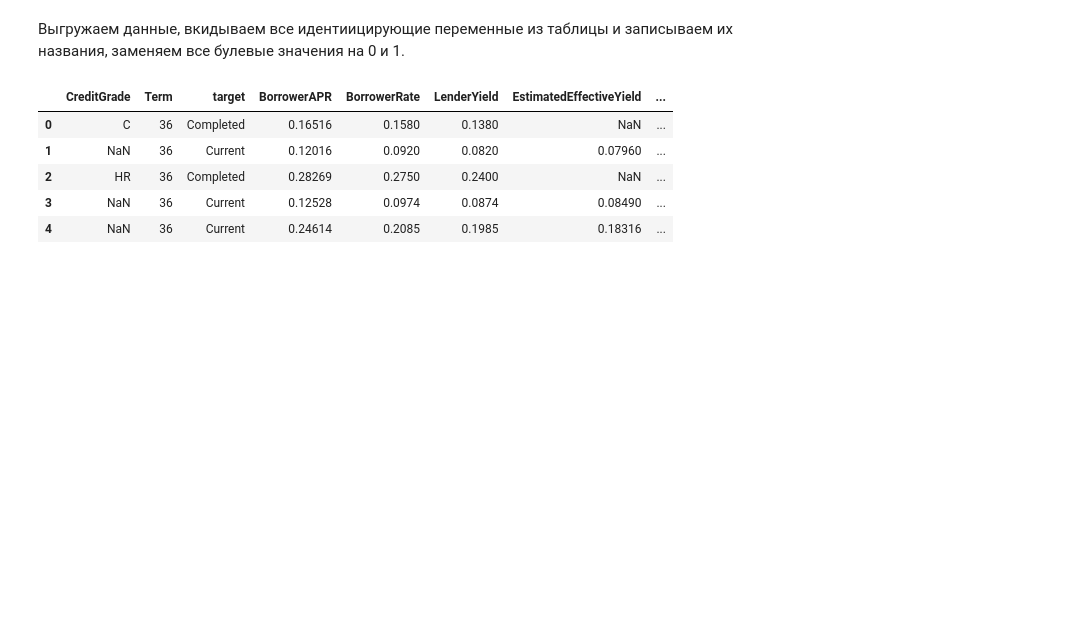
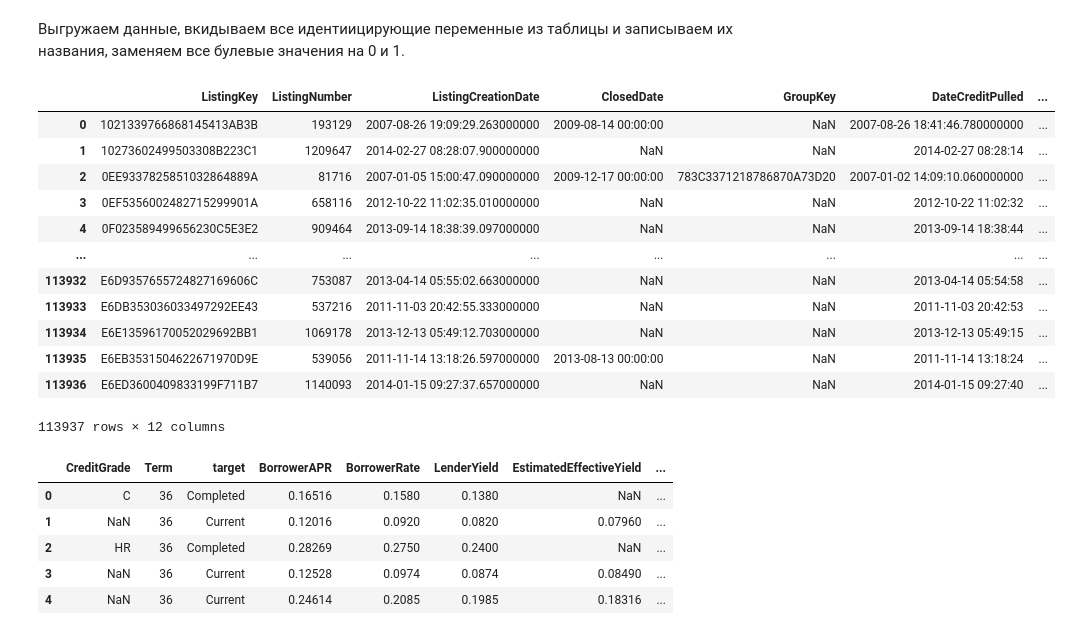
Before and after one commit to uasek/credit_scoring_project, a Jupyter notebook: datasets/12_Prosper/Prosper.ipynb, the cells around one changed output. Saved outputs shown, nothing was run; the diff lists cells and outputs as text; code cells hidden in the pictures; blank space fills up the shorter version.

Commit message:
Prosper revised, leaks discovered

```diff
--- a/datasets/12_Prosper/Prosper.ipynb
+++ b/datasets/12_Prosper/Prosper.ipynb
@@ -20,8 +20,7 @@ from sklearn.model_selection import train_test_split
 
 ## 1. Подгрузка данных
 # %%
-df = pd.read_csv("/Users/vaneque/Desktop/L'ecole /Model risks/Data/[12] prosperLoanData.csv",
-                  sep = ',')
+df = pd.read_csv("[12] prosperLoanData.csv", sep = ',')
 df = df.rename(columns={'LoanStatus' :'target'})
 
 df.head()
@@ -36,6 +35,22 @@ df.head()
 # %% [markdown]
 
 Выгружаем данные, вкидываем все идентиицирующие переменные из таблицы и записываем их названия, заменяем все булевые значения на 0 и 1.
+# %%
+df.iloc[:, [0, 1, 2, 6, 23, 24, 27, 50, 62, 64, 65, 66]]
+# %% [output]
+|  | ListingKey | ListingNumber | ListingCreationDate | ClosedDate | GroupKey | DateCreditPulled | ... |
+| 0 | 1021339766868145413AB3B | 193129 | 2007-08-26 19:09:29.263000000 | 2009-08-14 00:00:00 | NaN | 2007-08-26 18:41:46.780000000 | ... |
+| 1 | 10273602499503308B223C1 | 1209647 | 2014-02-27 08:28:07.900000000 | NaN | NaN | 2014-02-27 08:28:14 | ... |
+| 2 | 0EE9337825851032864889A | 81716 | 2007-01-05 15:00:47.090000000 | 2009-12-17 00:00:00 | 783C3371218786870A73D20 | 2007-01-02 14:09:10.060000000 | ... |
+| 3 | 0EF5356002482715299901A | 658116 | 2012-10-22 11:02:35.010000000 | NaN | NaN | 2012-10-22 11:02:32 | ... |
+| 4 | 0F023589499656230C5E3E2 | 909464 | 2013-09-14 18:38:39.097000000 | NaN | NaN | 2013-09-14 18:38:44 | ... |
+| ... | ... | ... | ... | ... | ... | ... | ... |
+| 113932 | E6D9357655724827169606C | 753087 | 2013-04-14 05:55:02.663000000 | NaN | NaN | 2013-04-14 05:54:58 | ... |
+| 113933 | E6DB353036033497292EE43 | 537216 | 2011-11-03 20:42:55.333000000 | NaN | NaN | 2011-11-03 20:42:53 | ... |
+| 113934 | E6E13596170052029692BB1 | 1069178 | 2013-12-13 05:49:12.703000000 | NaN | NaN | 2013-12-13 05:49:15 | ... |
+| 113935 | E6EB3531504622671970D9E | 539056 | 2011-11-14 13:18:26.597000000 | 2013-08-13 00:00:00 | NaN | 2011-11-14 13:18:24 | ... |
+| 113936 | E6ED3600409833199F711B7 | 1140093 | 2014-01-15 09:27:37.657000000 | NaN | NaN | 2014-01-15 09:27:40 | ... |
+113937 rows × 12 columns
 # %%
 df = df.drop(df.columns[[0, 1, 2, 6, 23, 24, 27, 50, 62, 64, 65, 66]], axis=1)
 trash_factors = ['ListingKey', 'ListingNumber', 'ListingCreationDate', 'ClosedDate',
```
Also changed, not shown: parts of 2 cells of this notebook.
